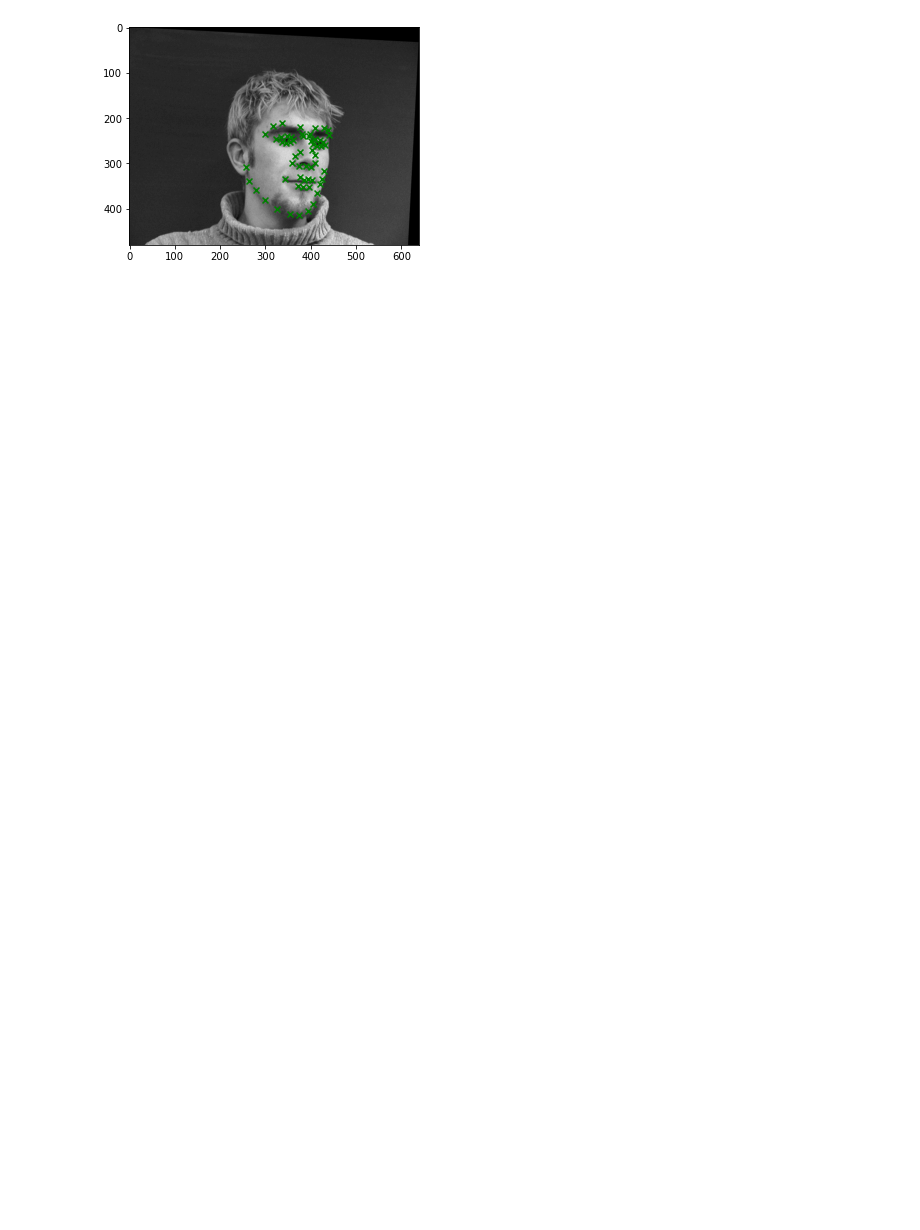
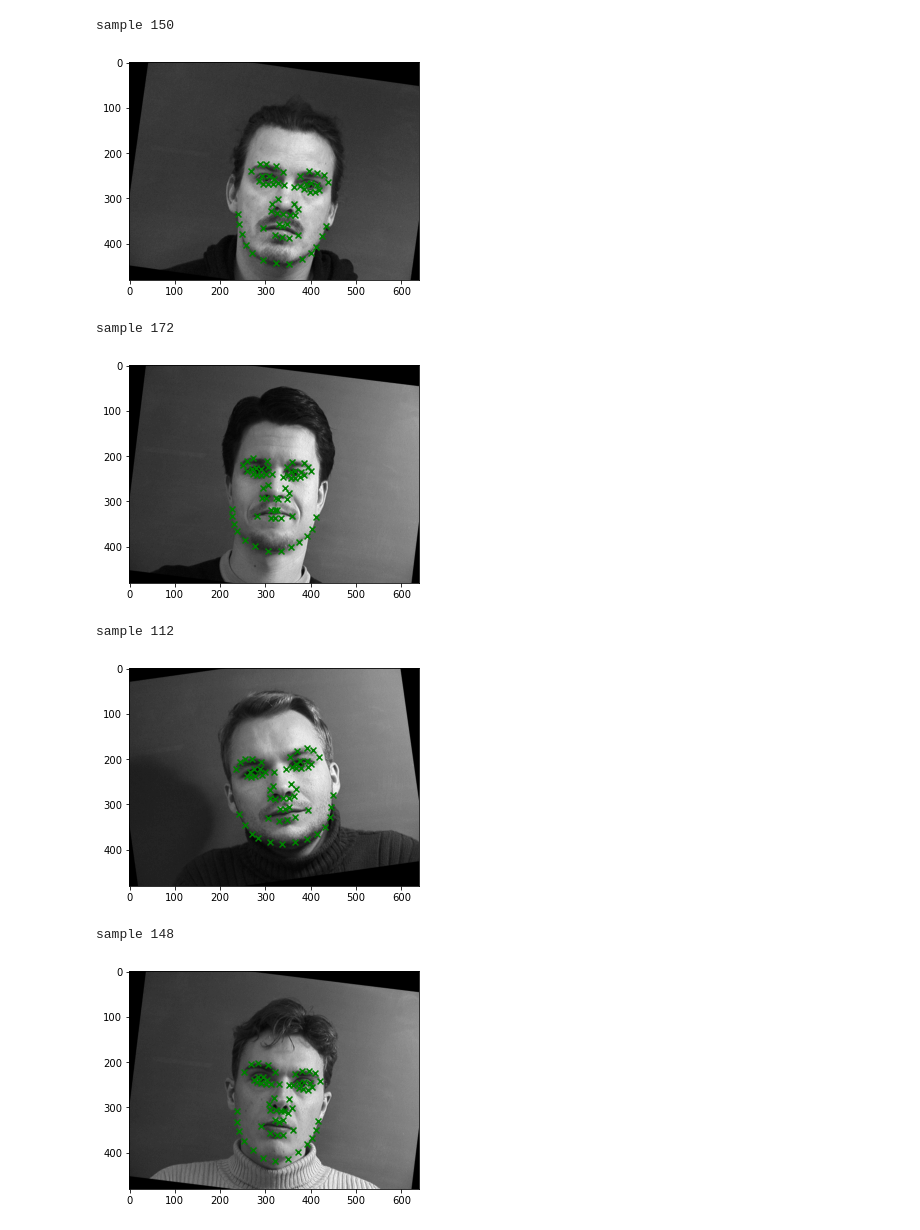
Before and after one commit to aprilsin/cs194-proj4, a Jupyter notebook: part2.ipynb, the cells around one changed output. Cells and saved outputs as stored; diff of their text form; code cells hidden in the pictures; blank space fills up the shorter version.

```diff
--- a/part2.ipynb
+++ b/part2.ipynb
@@ -19,7 +15,7 @@ from dataloader import FaceKeypointsDataset
 from display import *
 from learn import test, train
 # %%
-ROOT_DIR = Path("imm_face_db")
+ROOT_DIR = Path("data/imm_face_db")
 
 # Initialite Datasets
 
@@ -29,7 +25,7 @@ transform = part2_augment
 training_set = FaceKeypointsDataset(
     idxs=np.arange(33), root_dir=ROOT_DIR, transform=transform
 )
-assert len(training_set) == 192
+assert len(training_set) == 192, len(training_set)
 
 # Use images of the remaining 8 persons (index 33-40) as the validation set
 # (total 8 * 6 = 48 images)
@@ -44,8 +40,18 @@ train_loader = DataLoader(training_set, batch_size, shuffle=True)
 test_loader = DataLoader(validation_set, batch_size, shuffle=False)
 # %%
 # Plotting a few input images and their face keypoints.
-sample = training_set[3]
-image, points = sample
-show_keypoints(image, points)
+for i in np.random.randint(0, 192, size=5):
+    print(f"sample {i}")
+    sample = training_set[i]
+    image, points = sample
+    show_keypoints(image, points)
+    print()
 # %% [output]
+sample 150
-[figure, old version]
+[figure, new version]
+sample 172
+[figure, added]
+sample 112
+[figure, added]
+sample 148
+[figure, added]
```
Also changed, not shown: parts of 4 cells of this notebook, 1 other file.
